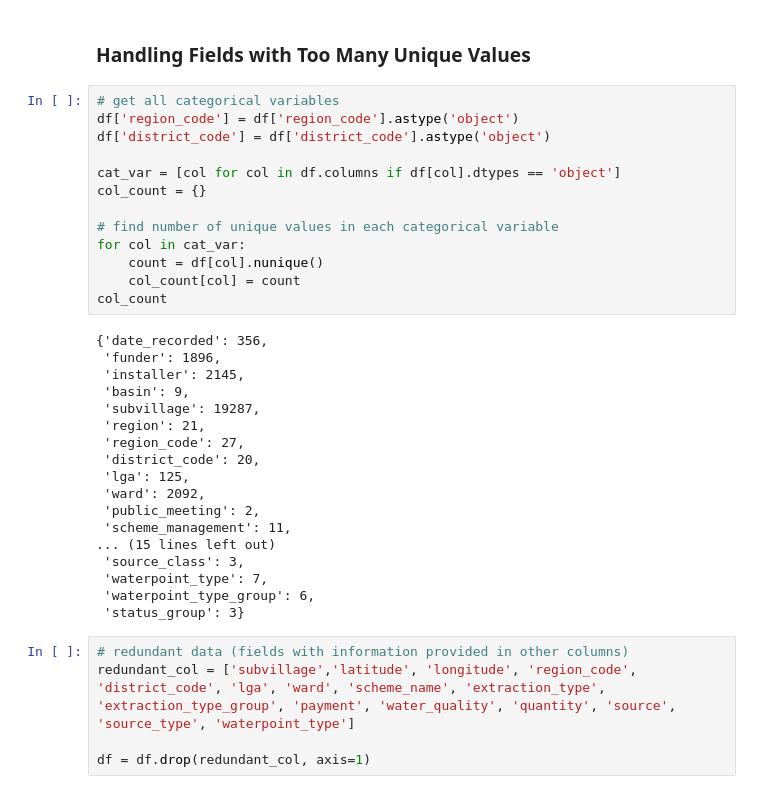
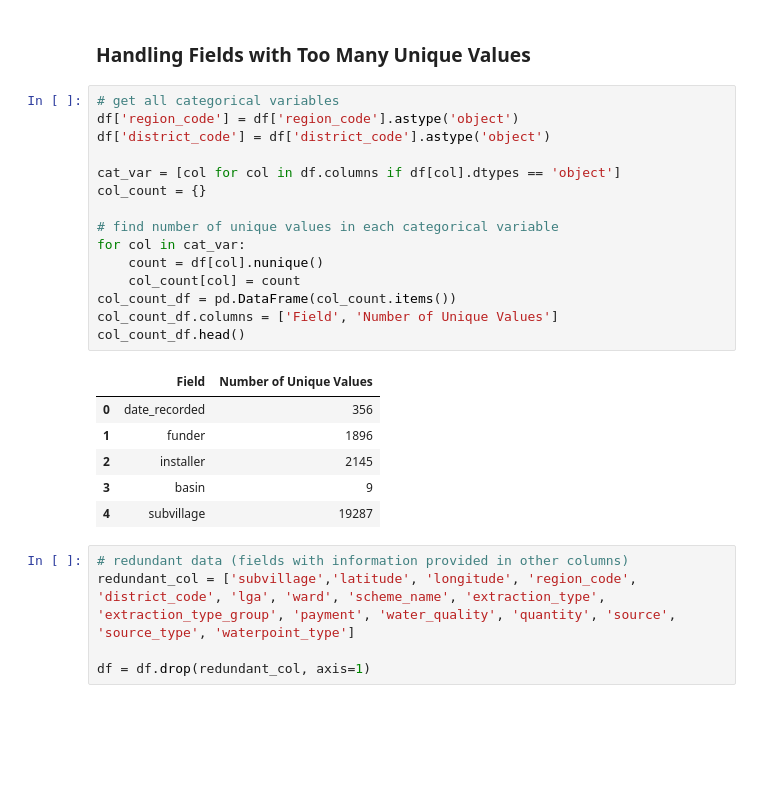
Before and after one commit to anair123/Detecting-Faulty-Water-Pumps-With-Machine-Learning, a Jupyter notebook: Exploratory Data Analysis.ipynb, the cells around one changed output. Cells and saved outputs as stored; diff of their text form; blank space fills up the shorter version.

```diff
--- a/Exploratory Data Analysis.ipynb
+++ b/Exploratory Data Analysis.ipynb
@@ -76,34 +77,25 @@ df = df.drop(unneeded_col, axis=1)
 # %%
 # get all categorical variables
 df['region_code'] = df['region_code'].astype('object')
 df['district_code'] = df['district_code'].astype('object')
 
 cat_var = [col for col in df.columns if df[col].dtypes == 'object']
 col_count = {}
 
 # find number of unique values in each categorical variable
 for col in cat_var:
     count = df[col].nunique()
     col_count[col] = count
-col_count
+col_count_df = pd.DataFrame(col_count.items())
+col_count_df.columns = ['Field', 'Number of Unique Values']
+col_count_df.head()
 # %% [output]
-{'date_recorded': 356,
- 'funder': 1896,
- 'installer': 2145,
- 'basin': 9,
- 'subvillage': 19287,
- 'region': 21,
- 'region_code': 27,
- 'district_code': 20,
- 'lga': 125,
- 'ward': 2092,
- 'public_meeting': 2,
- 'scheme_management': 11,
-... (15 lines left out)
- 'source_class': 3,
- 'waterpoint_type': 7,
- 'waterpoint_type_group': 6,
- 'status_group': 3}
+|  | Field | Number of Unique Values |
+| 0 | date_recorded | 356 |
+| 1 | funder | 1896 |
+| 2 | installer | 2145 |
+| 3 | basin | 9 |
+| 4 | subvillage | 19287 |
 # %%
 # redundant data (fields with information provided in other columns)
 redundant_col = ['subvillage','latitude', 'longitude', 'region_code', 'district_code', 'lga', 'ward', 'scheme_name', 'extraction_type', 'extraction_type_group', 'payment', 'water_quality', 'quantity', 'source', 'source_type', 'waterpoint_type']
```
Also changed, not shown: parts of 12 cells of this notebook, 4 other files.
